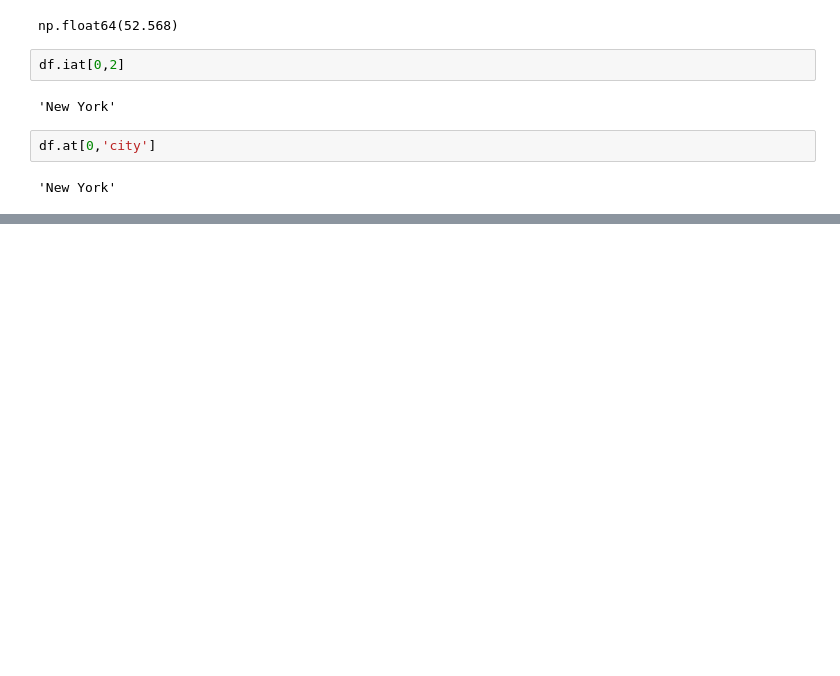
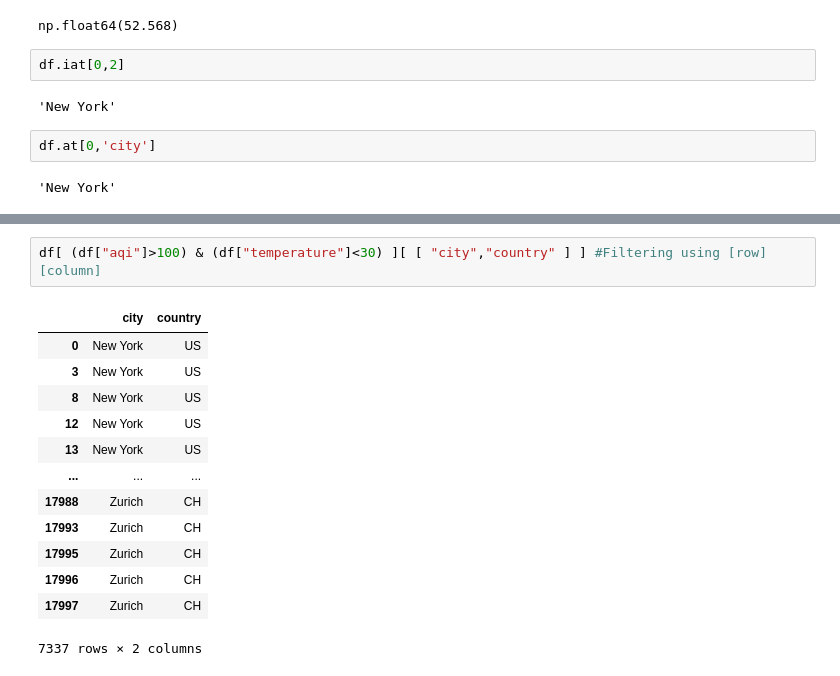
Before and after one commit to nrk-boolean/DataExploration-usingPandas, a Jupyter notebook: Handling_with_pandas.ipynb, the cells around one changed output, grey strips where cells are left out. Saved outputs shown, nothing was run; the diff lists cells and outputs as text; blank space fills up the shorter version.

```diff
--- a/Handling_with_pandas.ipynb
+++ b/Handling_with_pandas.ipynb
@@ -313,0 +379,16 @@ df
+# %%
+df[ (df["aqi"]>100) & (df["temperature"]<30) ][ [ "city","country" ] ] #Filtering using [row][column]
+# %% [output]
+|  | city | country |
+| 0 | New York | US |
+| 3 | New York | US |
+| 8 | New York | US |
+| 12 | New York | US |
+| 13 | New York | US |
+| ... | ... | ... |
+| 17988 | Zurich | CH |
+| 17993 | Zurich | CH |
+| 17995 | Zurich | CH |
+| 17996 | Zurich | CH |
+| 17997 | Zurich | CH |
+7337 rows × 2 columns
```
Also changed, not shown: parts of 13 cells of this notebook.
